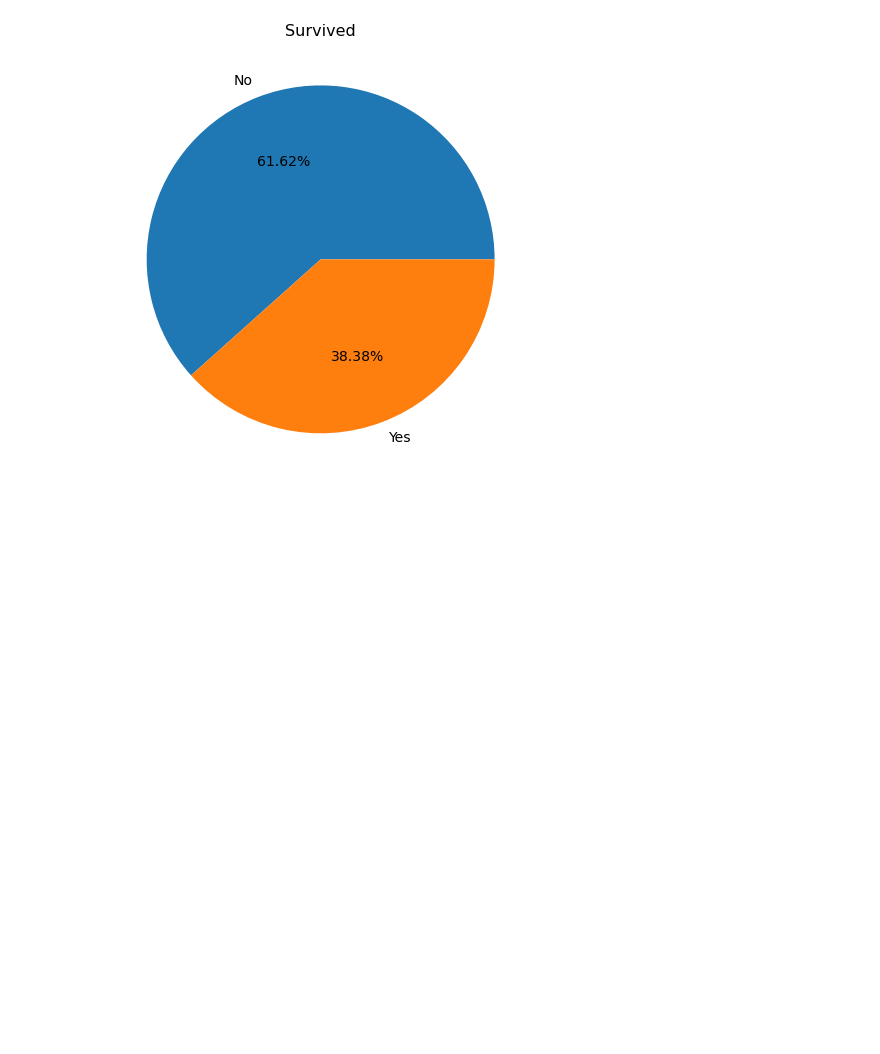
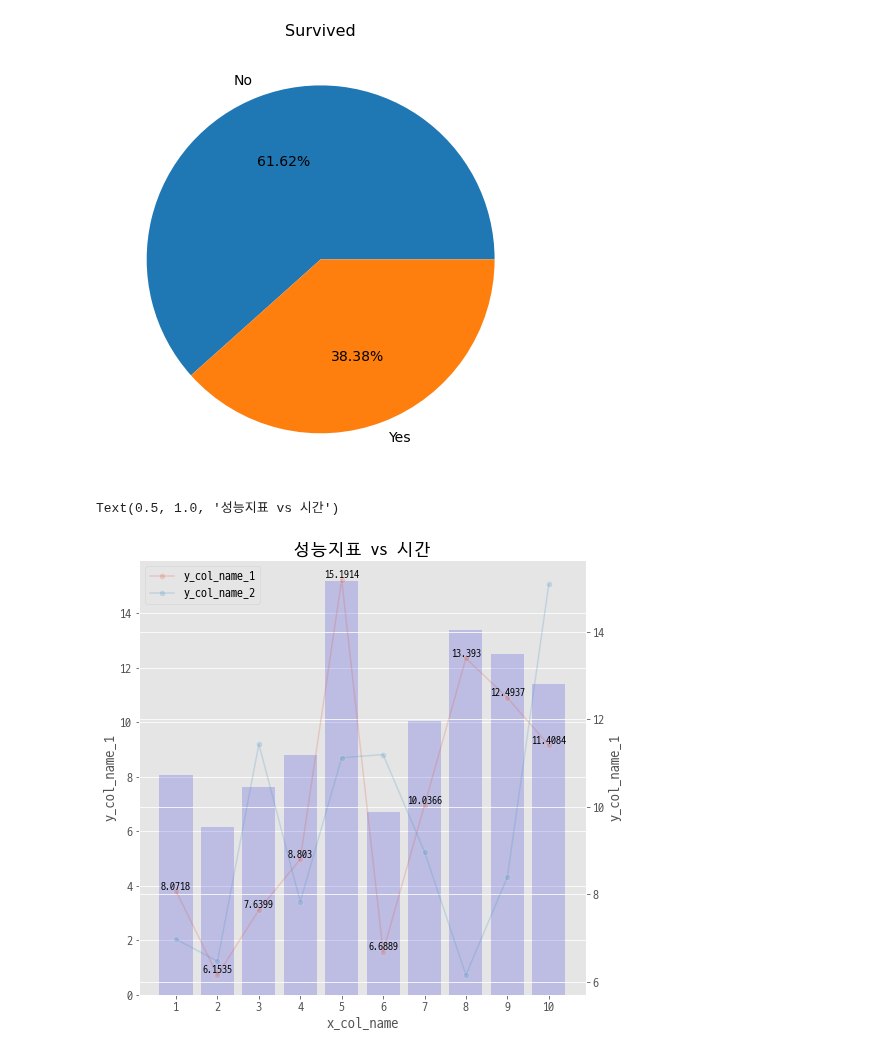
Before and after one commit to LamuneGitHub/A001_Python_Test, a Jupyter notebook: summery_plot.ipynb, the cells around one changed output. Drawn from its saved outputs; the diff is of its cells as text; code cells hidden in the pictures; blank space fills up the shorter version.

```diff
--- a/summery_plot.ipynb
+++ b/summery_plot.ipynb
@@ -8,6 +8,23 @@ import matplotlib.pyplot as plt
 import seaborn as sns
 
 import matplotlib.patches as patches
+
+
+
+# 그래프 한글 출력 깨짐 해결
+# import matplotlib.font_manager
+# import matplotlib.pyplot as plt
+# import matplotlib as mpl
+
+# [f.name for f in matplotlib.font_manager.fontManager.ttflist if 'Nanum' in f.name]
+# [f.name for f in matplotlib.font_manager.fontManager.ttflist if 'D2' in f.name]
+
+plt.style.use('ggplot')
+font = {'size': 12,
+        #'family': 'NanumBarunGothic'}
+        'family': 'D2Coding'}
+mpl.rc('font', **font)
+#-----
 # %% [markdown]
 # 한글 폰트 깨짐 해결
 # %%
@@ -176,3 +193,59 @@ fig = plt.pie(df['survived'].value_counts(),  autopct='%.2f%%',
 plt.show()
 # %% [output]
 [figure]
+# %%
+
+
+# 가상 데이터
+x_col_name = list(range(0, 10))
+y_col_name_1 = np.random.normal(10, 2, size=(10))
+y_col_name_2 = np.random.normal(10, 3, size=(10))
+df_tmp = pd.DataFrame({'y_col_name_1': y_col_name_1,
+                       'y_col_name_2': y_col_name_2})
+df_tmp = df_tmp.reset_index().rename(columns={'index': 'x_col_name'})
+
+
+text_font_size = 10
+
+fig, ax = plt.subplots(figsize=(8, 8))
+
+x_col_name = 'x_col_name'
+
+# 계산 시간 막대 그래프
+y_col_name = "y_col_name_1"
+ax1 = sns.barplot ( data=df_tmp , x=df_tmp[x_col_name]  , y=df_tmp[y_col_name] , label=y_col_name
+    , color='b' , alpha=0.2
+    , ax=ax
+) #, ax=ax1)
+# plt.ylim ( 0, 100 )
+
+# 성능지표 선 그래프
+ax2 = ax1.twinx()
+y_col_name = "y_col_name_1"
+ax2 = sns.lineplot ( data=df_tmp , x=df_tmp[x_col_name] , y=df_tmp[y_col_name] , label=y_col_name
+    , alpha=0.2 , marker='o' #, color='b'#, sort = False
+    , ax=ax2)
+
+y_col_name = "y_col_name_2"
+ax2 = sns.lineplot ( data=df_tmp , x=df_tmp[x_col_name] , y=df_tmp[y_col_name] , label=y_col_name
+    , alpha=0.2 , marker='o' #, color='b'#, sort = False
+    , ax=ax2)
+
+
+# 숫자 넣는 부분, height + 0.25로 숫자 약간 위로 위치하게 조정
+y_col_name = "y_col_name_1"
+for x , y in zip( df_tmp[x_col_name] , df_tmp[y_col_name] ) :
+    plt.text(x, y,   round( y, 4)
+    , ha='center', va='bottom', size = text_font_size, color = 'black')
+
+# plt.ylim ( 0.5, 0.9 )
+
+#(v)) 선 그래프와 막대 그래프의 X축 위치가 안 맞는 문제
+#(v) 시본에서 막대그래프 + 선 그래프 출력시 라인그래프 밀리는 증상 수정
+ax2.set(xticks=range(10), xticklabels=list(range(1,11)))
+
+title = "성능지표 vs 시간"
+ax.set_title(title)
+# %% [output]
+Text(0.5, 1.0, '성능지표 vs 시간')
+[figure, added]
```
Also changed, not shown: parts of 1 cell of this notebook, 2 other files.
